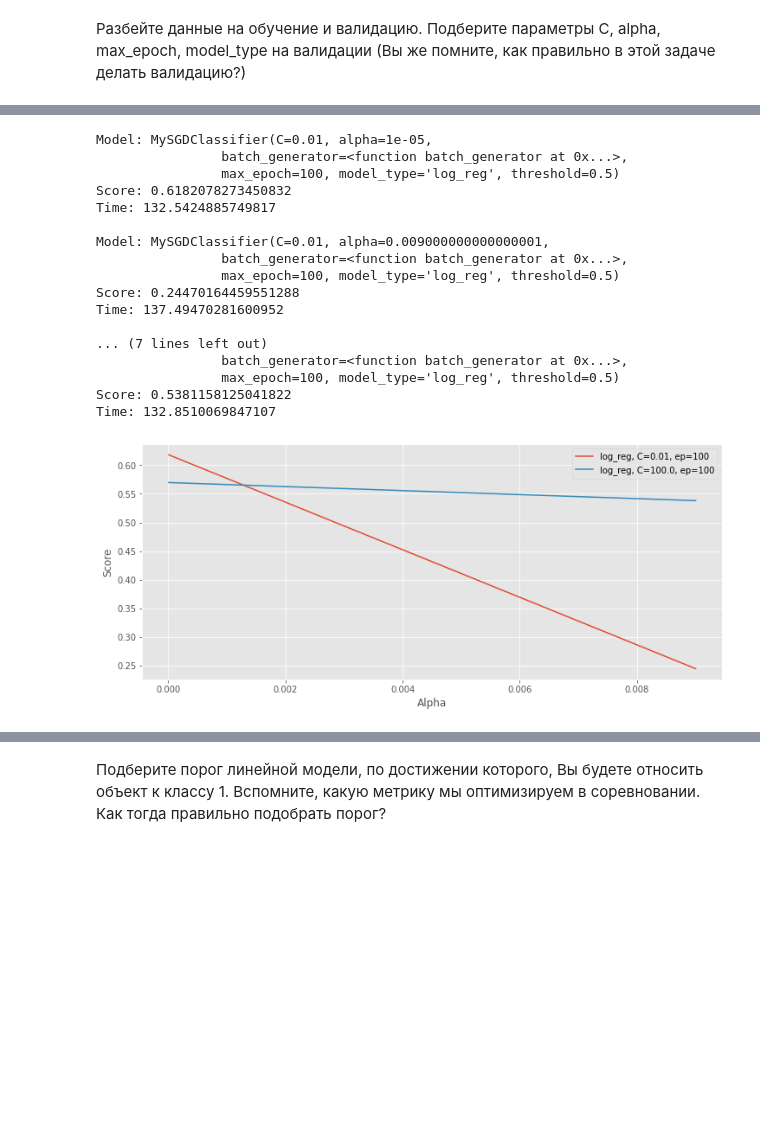
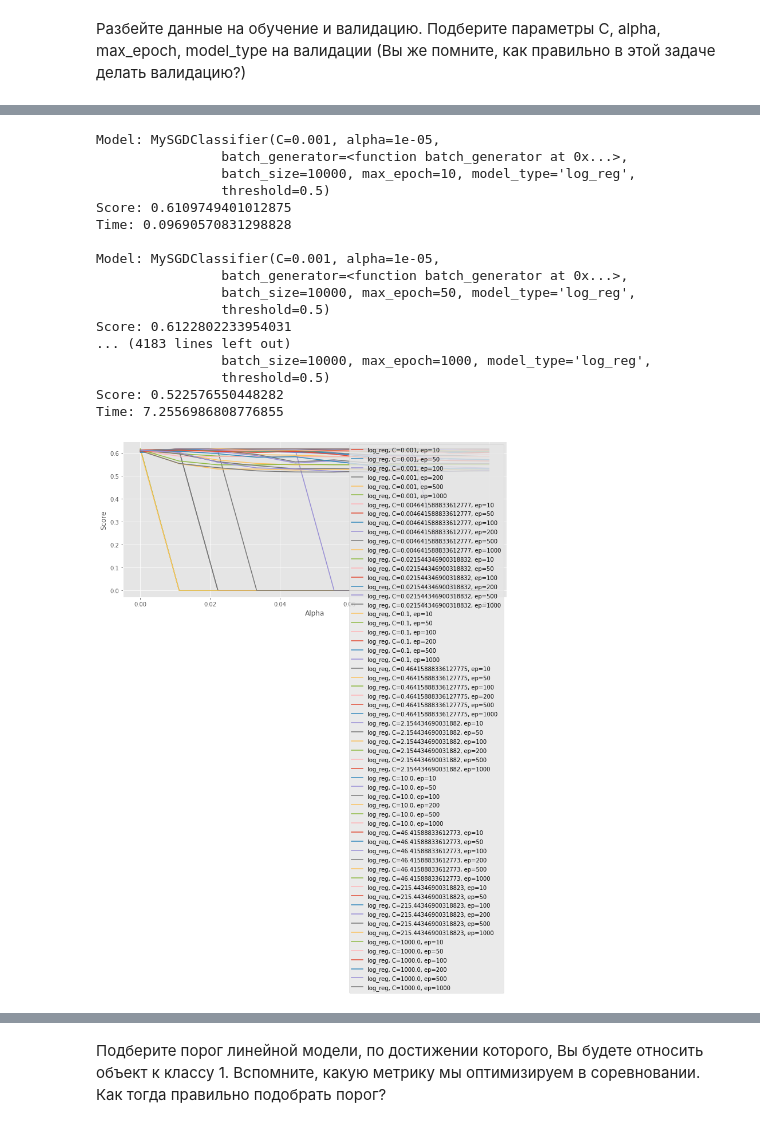
Before and after one commit to maximus3/msu_ml_autumn_2020, a Jupyter notebook: ivanov_hw2.ipynb, the cells around one changed output, grey strips where cells are left out. Drawn from its saved outputs; the diff is of its cells as text; code cells hidden in the pictures; blank space fills up the shorter version.

```diff
--- a/ivanov_hw2.ipynb
+++ b/ivanov_hw2.ipynb
@@ -612,8 +616,7 @@ def plot_by_alpha(scores):
             for max_epoch in scores[model_type][C]:
                 p = scores[model_type][C][max_epoch]
                 plt.plot(list(p.keys()), list(p.values()),
-                         label=f'{model_type},
-                         C={C}, ep={max_epoch}')
+                         label=f'{model_type}, C={C}, ep={max_epoch}')
     plt.xlabel('Alpha')
     plt.ylabel('Score')
     plt.legend()
@@ -764,34 +657,0 @@ best_score = 0.7917034189939188
-# %%
-import time
-
-
-def cross_validate(params):
-    best_model = None
-    best_score = 0
-    scores = {}
-    for model_type, C, alpha, max_epoch in list(params):
-        start_time = time.time()
-        model = MySGDClassifier(batch_generator, C=C, alpha=alpha,
-                                max_epoch=max_epoch, model_type=model_type)
-        model.fit(X_train, y_train, batch_size=batch_size)
-        score = cross_val_score(model, X_train, y_train, cv=3,
-                                groups=groups_train, scoring='f1').mean()
-        print(f'Model: {model}\nScore: {score}')
-        print(f'Time: {time.time() - start_time}')
-        print()
-
-        if model_type not in scores:
-            scores[model_type] = {}
-        if C not in scores[model_type]:
-            scores[model_type][C] = {}
-        if max_epoch not in scores[model_type][C]:
-            scores[model_type][C][max_epoch] = {}
-        scores[model_type][C][max_epoch][alpha] = score
-
-        if score > best_score:
-            best_score = score
-            best_model = model
-
-    plot_by_alpha(scores)
-    print(f'Best model is {best_model}\nBest score is {best_score}')
-    return best_model
@@ -798,33 +698,33 @@ def cross_validate(params):
 # %%
 %%time
 from itertools import product
 import warnings
 warnings.filterwarnings('ignore')
 
 params = product(
     ['log_reg'],  # model_type
-    np.logspace(-2, 2, 2),  # C
-    np.linspace(1e-5, 1e-2 - 1e-3, 2),  # alpha
-    [100]  # max_epoch
+    np.logspace(-3, 3, 10),  # C
+    np.linspace(1e-5, 1e-1, 10),  # alpha
+    [10, 50, 100, 200, 500, 1000]  # max_epoch
 )
 
 cross_validate(params)
 # %% [output]
-Model: MySGDClassifier(C=0.01, alpha=1e-05,
+Model: MySGDClassifier(C=0.001, alpha=1e-05,
                 batch_generator=<function batch_generator at 0x...>,
-                max_epoch=100, model_type='log_reg', threshold=0.5)
-Score: 0.6182078273450832
-Time: 132.5424885749817
+                batch_size=10000, max_epoch=10, model_type='log_reg',
+                threshold=0.5)
+Score: 0.6109749401012875
+Time: 0.09690570831298828
 
-Model: MySGDClassifier(C=0.01, alpha=0.009000000000000001,
+Model: MySGDClassifier(C=0.001, alpha=1e-05,
                 batch_generator=<function batch_generator at 0x...>,
-                max_epoch=100, model_type='log_reg', threshold=0.5)
-Score: 0.24470164459551288
-Time: 137.49470281600952
-
-... (7 lines left out)
-                batch_generator=<function batch_generator at 0x...>,
-                max_epoch=100, model_type='log_reg', threshold=0.5)
-Score: 0.5381158125041822
-Time: 132.8510069847107
+                batch_size=10000, max_epoch=50, model_type='log_reg',
+                threshold=0.5)
+Score: 0.6122802233954031
+... (4183 lines left out)
+                batch_size=10000, max_epoch=1000, model_type='log_reg',
+                threshold=0.5)
+Score: 0.522576550448282
+Time: 7.2556986808776855
-[figure, old version]
+[figure, new version]
```
Also changed, not shown: parts of 22 cells of this notebook.
